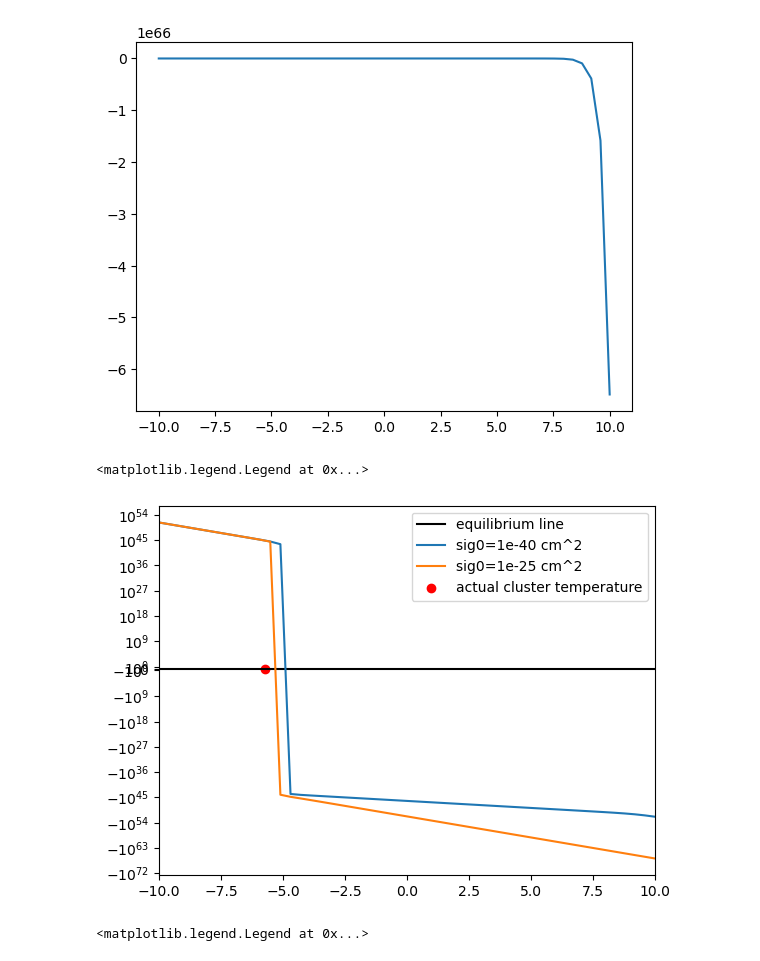
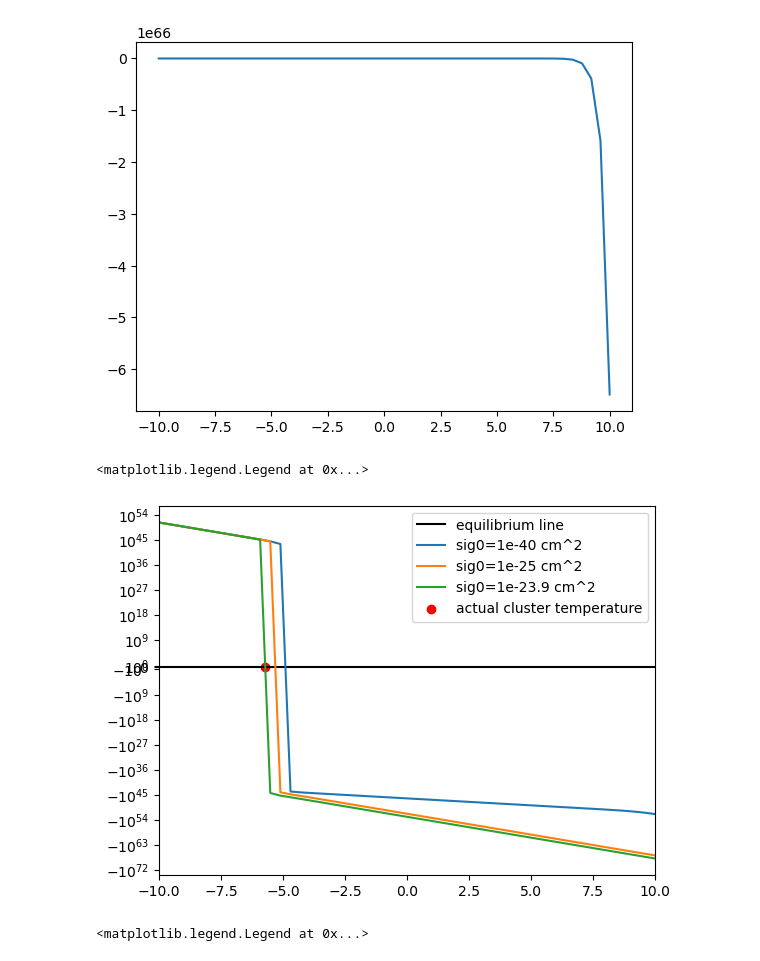
Before and after one commit to eleanorstuart/thermo-idm, a Jupyter notebook: equilibrium_conditions_experimentation.ipynb, the cells around one changed output. Drawn from its saved outputs; the diff is of its cells as text; code cells hidden in the pictures.

```diff
--- a/equilibrium_conditions_experimentation.ipynb
+++ b/equilibrium_conditions_experimentation.ipynb
@@ -98,18 +98,19 @@ plt.plot(log_Tbs, equil(log_Tbs, cls, -25))
 # %%
 log_Tbs=np.linspace(-10, 10)
 
 plt.yscale('symlog')
 #plt.xscale('log')
 plt.xlim(-10,10)
 plt.plot([-10,10], [0,0], color='black', label='equilibrium line')
 
 plt.plot(log_Tbs, equil(log_Tbs, cls, -40), label='sig0=1e-40 cm^2')
 plt.plot(log_Tbs, equil(log_Tbs, cls, -25), label='sig0=1e-25 cm^2')
+plt.plot(log_Tbs, equil(log_Tbs, cls, -23.9), label='sig0=1e-23.9 cm^2')
 plt.scatter(np.log10(cls.baryon_temp.value),0, color='red', label='actual cluster temperature')
 plt.legend()
 # %% [output]
 <matplotlib.legend.Legend at 0x...>
-[figure, old version]
+[figure, new version]
 # %%
 #T_b = np.logspace(-8, -5)*u.GeV
 #s0=1e-25*u.cm**2
```
Also changed, not shown: parts of 10 cells of this notebook.
